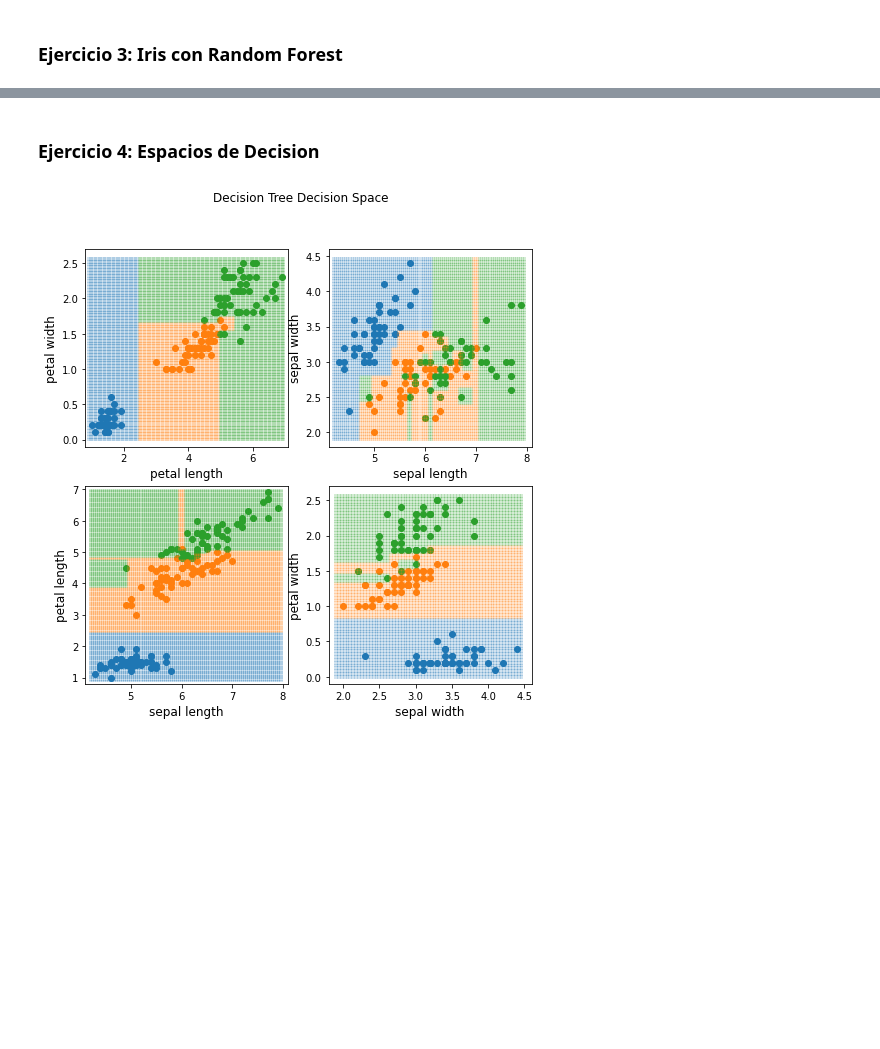
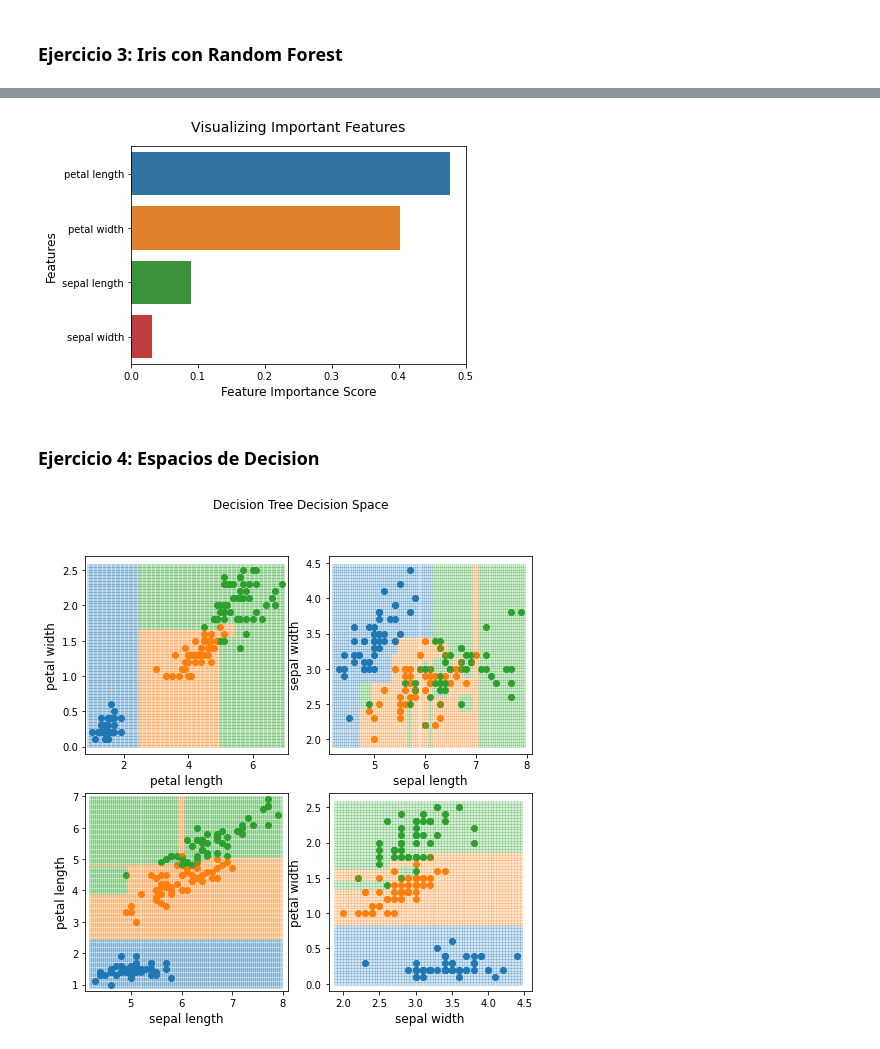
Before and after one commit to lorainemg/cp-ml, a Jupyter notebook: cp3/cp3_solution.ipynb, the cells around one changed output, grey strips where cells are left out. Saved outputs shown, nothing was run; the diff lists cells and outputs as text; code cells hidden in the pictures; blank space fills up the shorter version.

```diff
--- a/cp3/cp3_solution.ipynb
+++ b/cp3/cp3_solution.ipynb
@@ -95,3 +112,9 @@ forest_clf.score(X_test,y_test)
+# %%
+feature_imp = pd.Series(forest_clf.feature_importances_,
+                        index=['sepal length', 'sepal width', 'petal length', 'petal width']).sort_values(ascending=False)
+plot_feature_importance(feature_imp)
+# %% [output]
+[figure, added]
 # %% [markdown]
 ### Ejercicio 4: Espacios de Decision
 # %%
```
Also changed, not shown: parts of 7 cells of this notebook.
